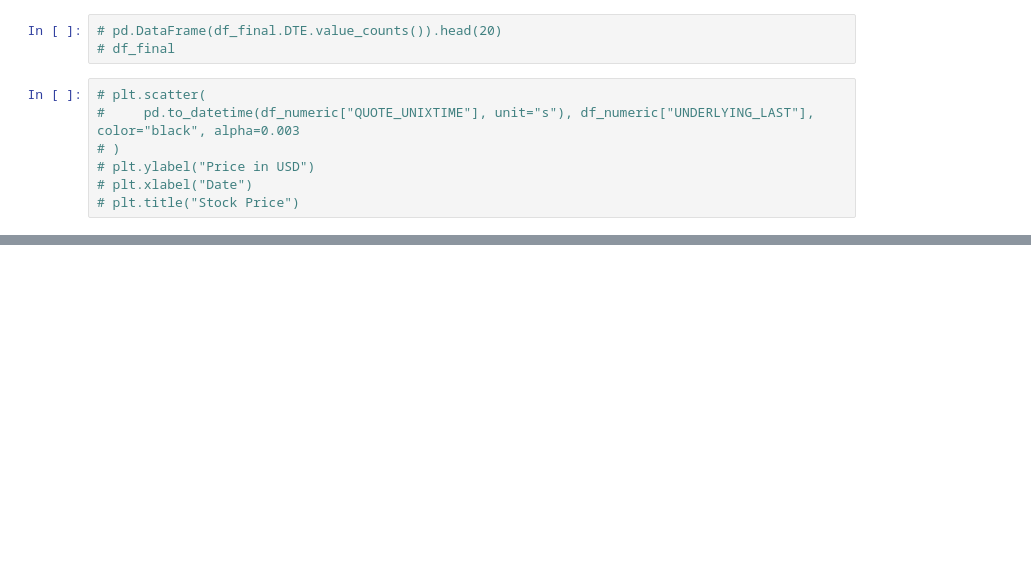
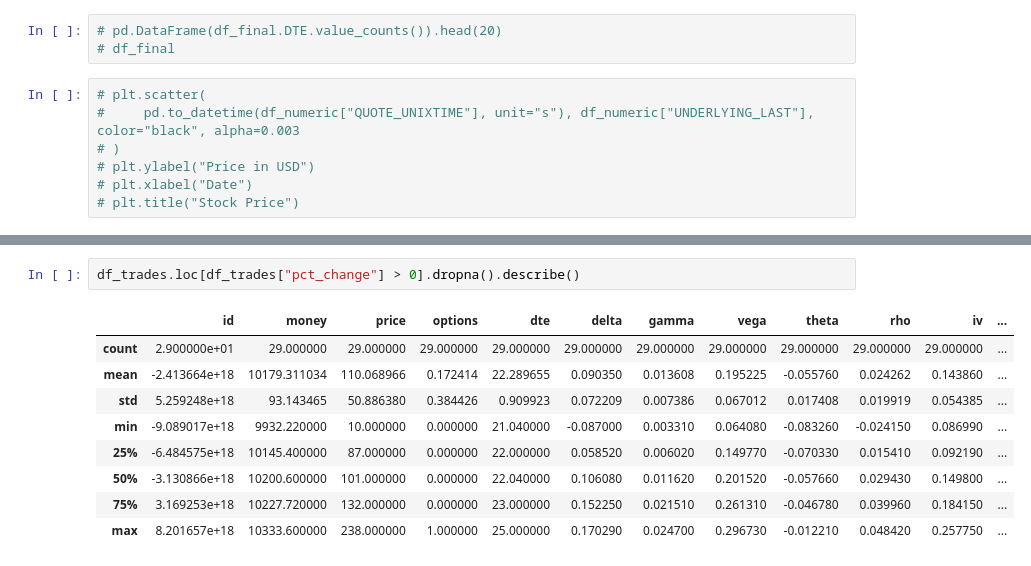
Before and after one commit to daneisburgh/invaas, a Jupyter notebook: notebooks/options-historical-test.ipynb, the cells around one changed output, grey strips where cells are left out. Saved outputs shown, nothing was run; the diff lists cells and outputs as text; blank space fills up the shorter version.

```diff
--- a/notebooks/options-historical-test.ipynb
+++ b/notebooks/options-historical-test.ipynb
@@ -442,0 +491,12 @@ Max Pct. Change: 159.31%
+# %%
+df_trades.loc[df_trades["pct_change"] > 0].dropna().describe()
+# %% [output]
+|  | id | money | price | options | dte | delta | gamma | vega | theta | rho | iv | ... |
+| count | 2.900000e+01 | 29.000000 | 29.000000 | 29.000000 | 29.000000 | 29.000000 | 29.000000 | 29.000000 | 29.000000 | 29.000000 | 29.000000 | ... |
+| mean | -2.413664e+18 | 10179.311034 | 110.068966 | 0.172414 | 22.289655 | 0.090350 | 0.013608 | 0.195225 | -0.055760 | 0.024262 | 0.143860 | ... |
+| std | 5.259248e+18 | 93.143465 | 50.886380 | 0.384426 | 0.909923 | 0.072209 | 0.007386 | 0.067012 | 0.017408 | 0.019919 | 0.054385 | ... |
+| min | -9.089017e+18 | 9932.220000 | 10.000000 | 0.000000 | 21.040000 | -0.087000 | 0.003310 | 0.064080 | -0.083260 | -0.024150 | 0.086990 | ... |
+| 25% | -6.484575e+18 | 10145.400000 | 87.000000 | 0.000000 | 22.000000 | 0.058520 | 0.006020 | 0.149770 | -0.070330 | 0.015410 | 0.092190 | ... |
+| 50% | -3.130866e+18 | 10200.600000 | 101.000000 | 0.000000 | 22.040000 | 0.106080 | 0.011620 | 0.201520 | -0.057660 | 0.029430 | 0.149800 | ... |
+| 75% | 3.169253e+18 | 10227.720000 | 132.000000 | 0.000000 | 23.000000 | 0.152250 | 0.021510 | 0.261310 | -0.046780 | 0.039960 | 0.184150 | ... |
+| max | 8.201657e+18 | 10333.600000 | 238.000000 | 1.000000 | 25.000000 | 0.170290 | 0.024700 | 0.296730 | -0.012210 | 0.048420 | 0.257750 | ... |
```
Also changed, not shown: parts of 7 cells of this notebook, 3 other files.
